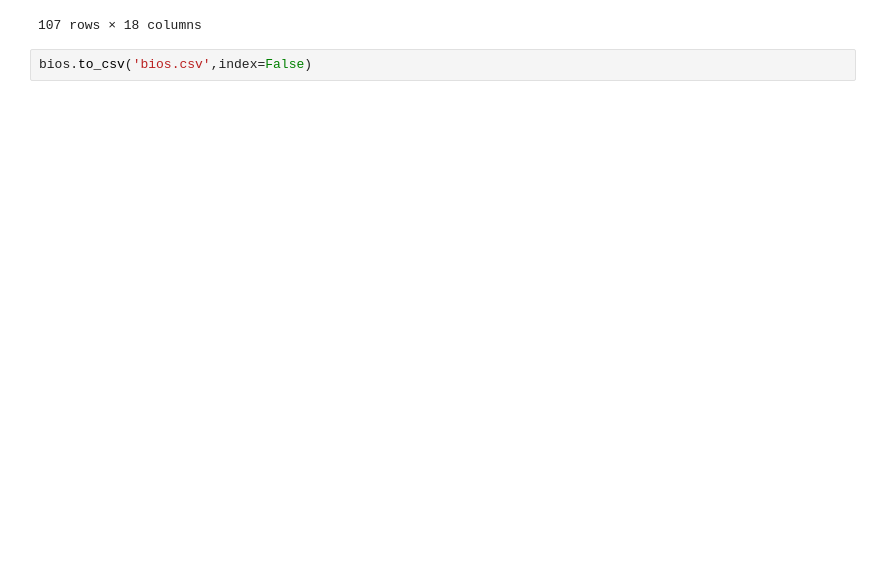
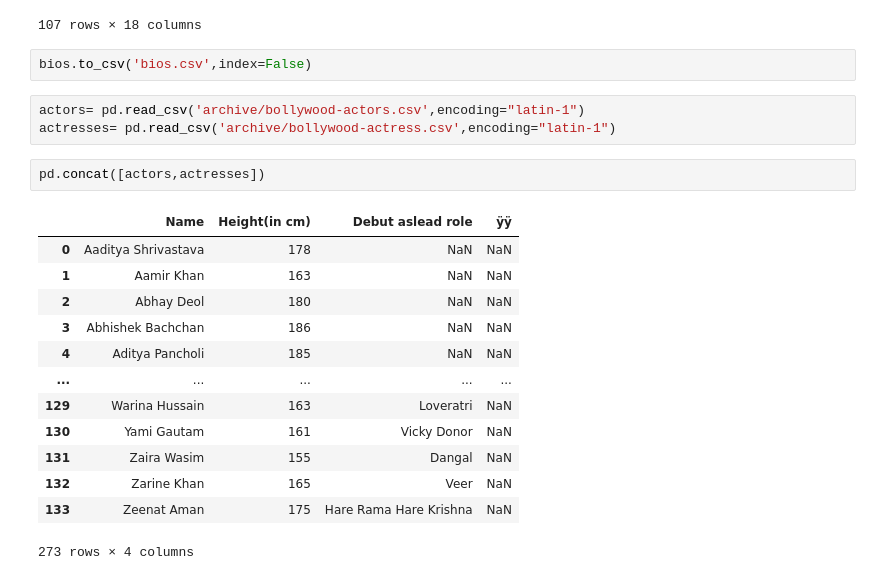
Before and after one commit to PRB18/pandas_practice, a Jupyter notebook: practice.ipynb, the cells around one changed output. Drawn from its saved outputs; the diff is of its cells as text; blank space fills up the shorter version.

Commit message:
concat different data franes

```diff
--- a/practice.ipynb
+++ b/practice.ipynb
@@ -526,3 +526,22 @@ bios.query('born_country=="ZIM" & NOC=="ZIM"')
 107 rows × 18 columns
 # %%
 bios.to_csv('bios.csv',index=False)
+# %%
+actors= pd.read_csv('archive/bollywood-actors.csv',encoding="latin-1")
+actresses= pd.read_csv('archive/bollywood-actress.csv',encoding="latin-1")
+# %%
+pd.concat([actors,actresses])
+# %% [output]
+|  | Name | Height(in cm) | Debut aslead role | ÿÿ |
+| 0 | Aaditya Shrivastava | 178 | NaN | NaN |
+| 1 | Aamir Khan | 163 | NaN | NaN |
+| 2 | Abhay Deol | 180 | NaN | NaN |
+| 3 | Abhishek Bachchan | 186 | NaN | NaN |
+| 4 | Aditya Pancholi | 185 | NaN | NaN |
+| ... | ... | ... | ... | ... |
+| 129 | Warina Hussain | 163 | Loveratri | NaN |
+| 130 | Yami Gautam | 161 | Vicky Donor | NaN |
+| 131 | Zaira Wasim | 155 | Dangal | NaN |
+| 132 | Zarine Khan | 165 | Veer | NaN |
+| 133 | Zeenat Aman | 175 | Hare Rama Hare Krishna | NaN |
+273 rows × 4 columns
```
